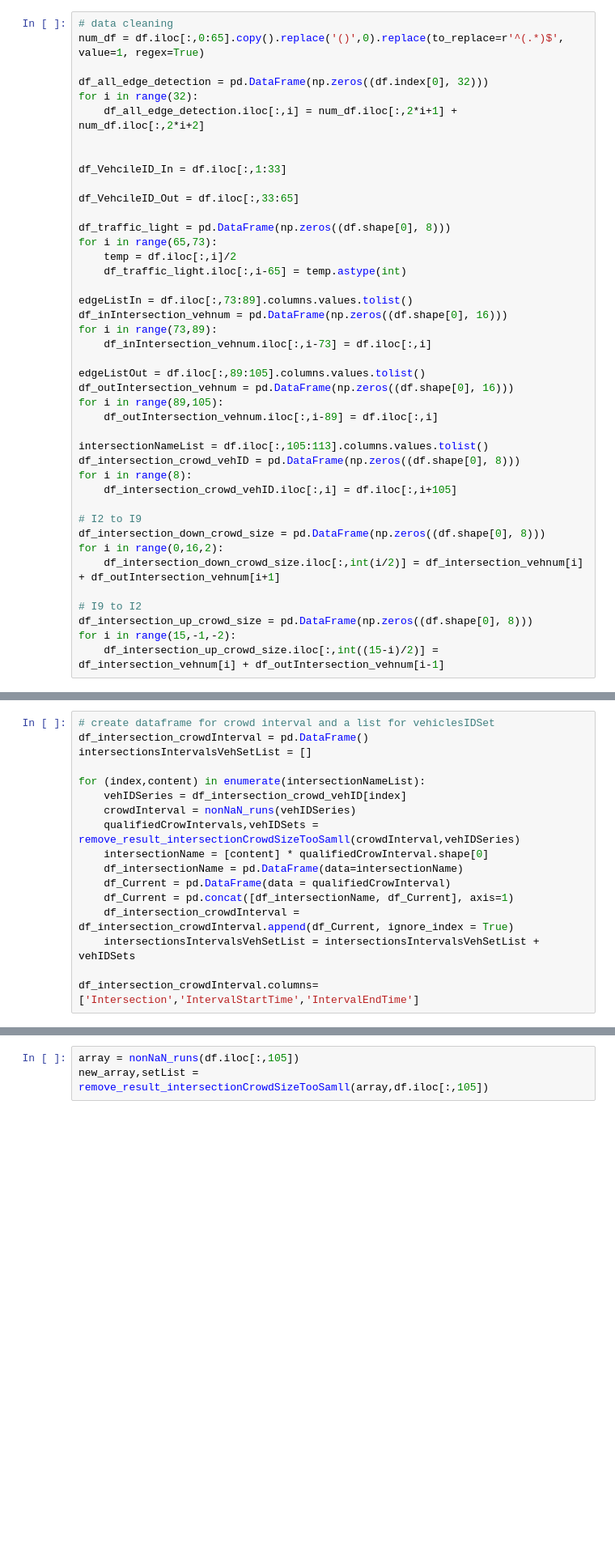
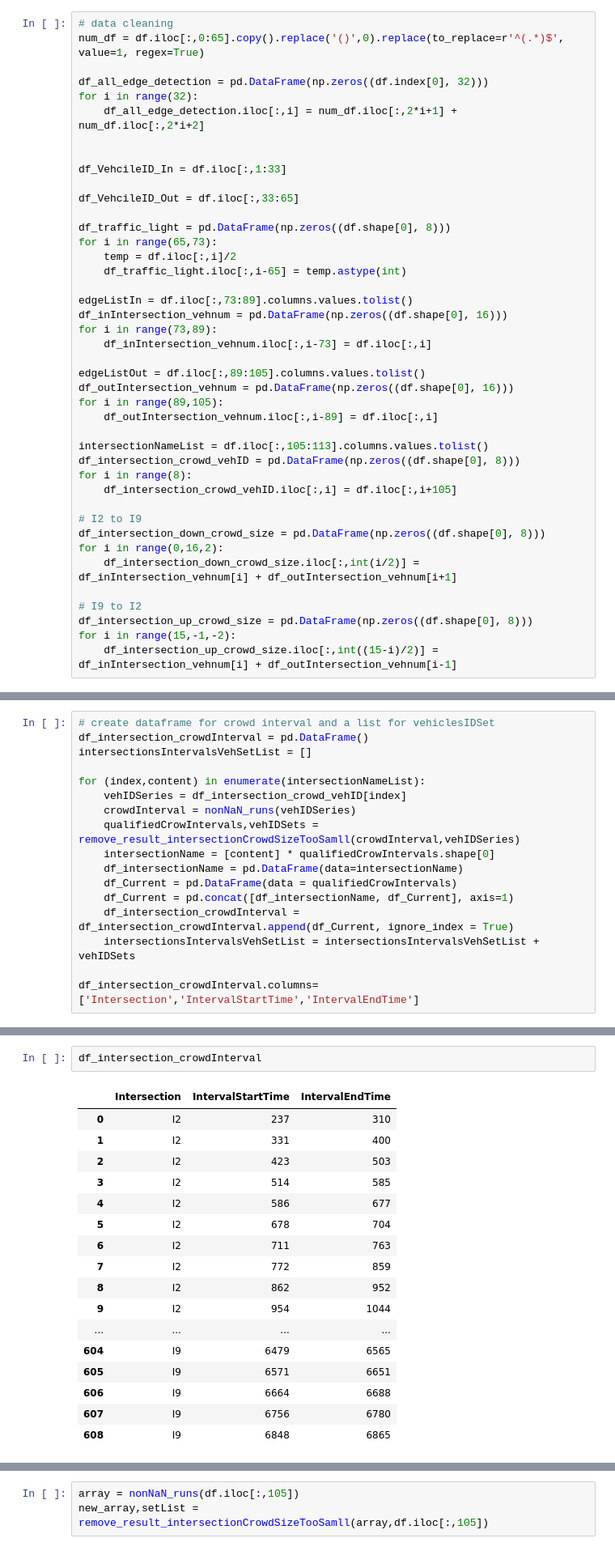
Before and after one commit to beicheny/link_property_explore, a Jupyter notebook: DataAnalysis_14intersections.ipynb, the cells around one changed output, grey strips where cells are left out. Shown at 81% size. Saved outputs shown, nothing was run; the diff lists cells and outputs as text; blank space fills up the shorter version.

Commit message:
fix several name of variables

```diff
--- a/DataAnalysis_14intersections.ipynb
+++ b/DataAnalysis_14intersections.ipynb
@@ -42,12 +42,12 @@ for i in range(8):
 # I2 to I9
 df_intersection_down_crowd_size = pd.DataFrame(np.zeros((df.shape[0], 8)))
 for i in range(0,16,2):
-    df_intersection_down_crowd_size.iloc[:,int(i/2)] = df_intersection_vehnum[i] + df_outIntersection_vehnum[i+1]
+    df_intersection_down_crowd_size.iloc[:,int(i/2)] = df_inIntersection_vehnum[i] + df_outIntersection_vehnum[i+1]
 
 # I9 to I2
 df_intersection_up_crowd_size = pd.DataFrame(np.zeros((df.shape[0], 8)))
 for i in range(15,-1,-2):
-    df_intersection_up_crowd_size.iloc[:,int((15-i)/2)] = df_intersection_vehnum[i] + df_outIntersection_vehnum[i-1]
+    df_intersection_up_crowd_size.iloc[:,int((15-i)/2)] = df_inIntersection_vehnum[i] + df_outIntersection_vehnum[i-1]
 # %%
 def nonzero_runs(a):
     # Create an array that is 1 where a is 0, and pad each end with an extra 0.
@@ -194,9 +194,9 @@ for (index,content) in enumerate(intersectionNameList):
     vehIDSeries = df_intersection_crowd_vehID[index]
     crowdInterval = nonNaN_runs(vehIDSeries)
     qualifiedCrowIntervals,vehIDSets = remove_result_intersectionCrowdSizeTooSamll(crowdInterval,vehIDSeries)
-    intersectionName = [content] * qualifiedCrowInterval.shape[0]
+    intersectionName = [content] * qualifiedCrowIntervals.shape[0]
     df_intersectionName = pd.DataFrame(data=intersectionName)
-    df_Current = pd.DataFrame(data = qualifiedCrowInterval)
+    df_Current = pd.DataFrame(data = qualifiedCrowIntervals)
     df_Current = pd.concat([df_intersectionName, df_Current], axis=1)
     df_intersection_crowdInterval = df_intersection_crowdInterval.append(df_Current, ignore_index = True)
     intersectionsIntervalsVehSetList = intersectionsIntervalsVehSetList + vehIDSets
@@ -224,0 +205,20 @@ intersectionsIntervalsVehSetList
+# %%
+df_intersection_crowdInterval
+# %% [output]
+|  | Intersection | IntervalStartTime | IntervalEndTime |
+| 0 | I2 | 237 | 310 |
+| 1 | I2 | 331 | 400 |
+| 2 | I2 | 423 | 503 |
+| 3 | I2 | 514 | 585 |
+| 4 | I2 | 586 | 677 |
+| 5 | I2 | 678 | 704 |
+| 6 | I2 | 711 | 763 |
+| 7 | I2 | 772 | 859 |
+| 8 | I2 | 862 | 952 |
+| 9 | I2 | 954 | 1044 |
+| ... | ... | ... | ... |
+| 604 | I9 | 6479 | 6565 |
+| 605 | I9 | 6571 | 6651 |
+| 606 | I9 | 6664 | 6688 |
+| 607 | I9 | 6756 | 6780 |
+| 608 | I9 | 6848 | 6865 |
```
Also changed, not shown: parts of 2 cells of this notebook.
